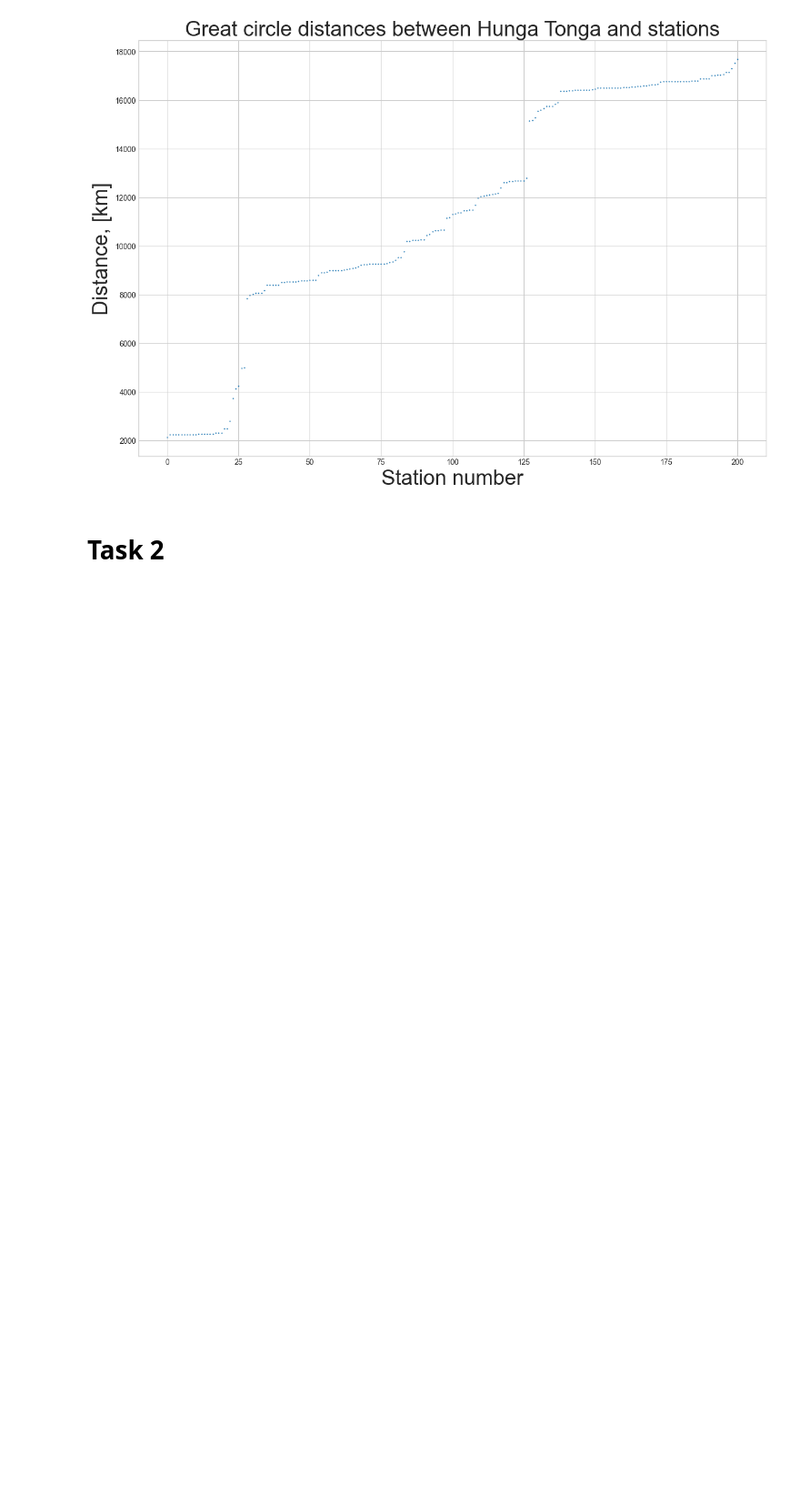
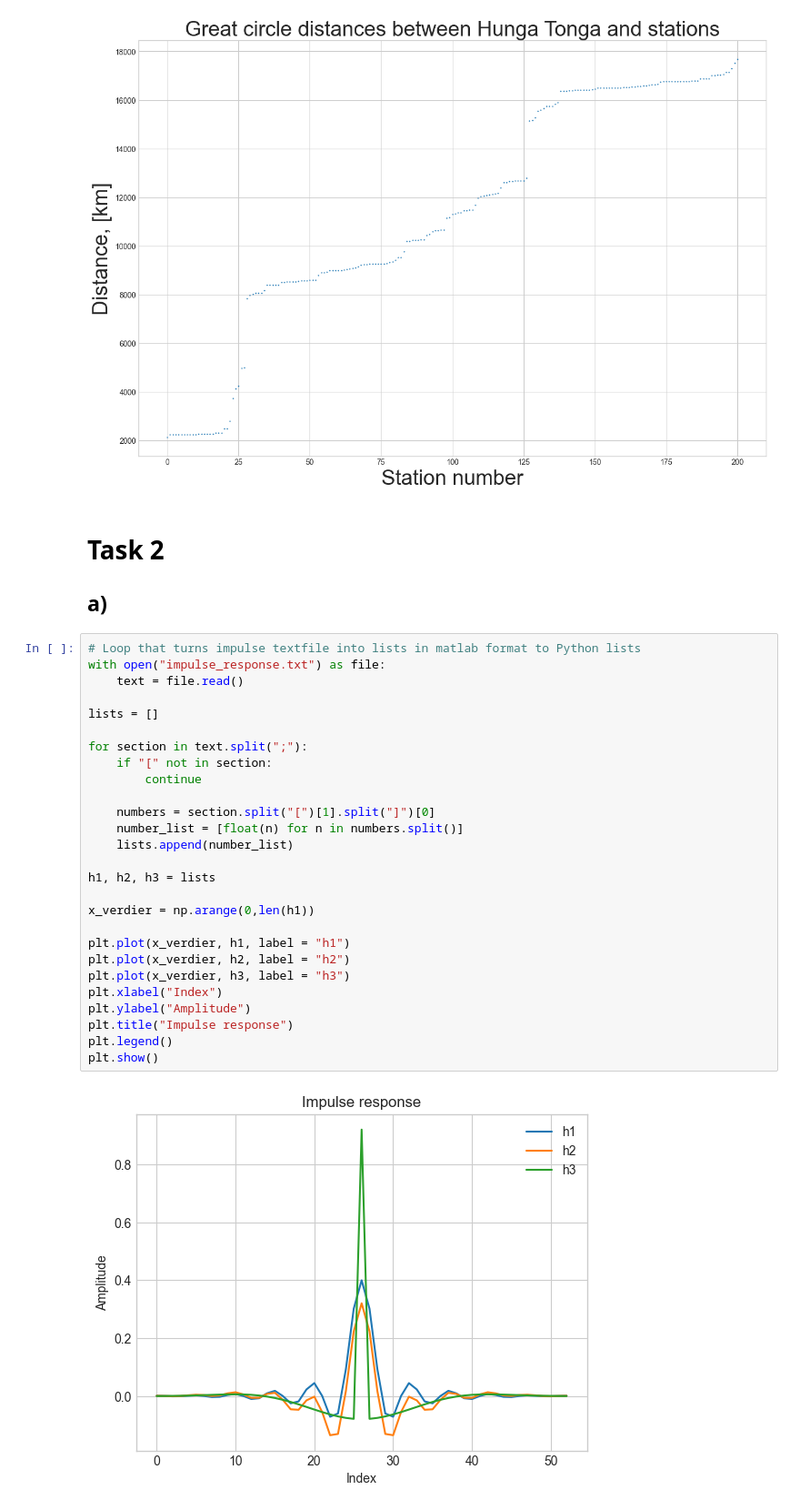
Before and after one commit to bendikledanielsen/Hunga-Tunga-DSP-Project, a Jupyter notebook: Hunga_Tunga_DSP.ipynb, the cells around one changed output. Shown at 91% size. Drawn from its saved outputs; the diff is of its cells as text; blank space fills up the shorter version.

```diff
--- a/Hunga_Tunga_DSP.ipynb
+++ b/Hunga_Tunga_DSP.ipynb
@@ -158,3 +158,33 @@ Smallest great cricle distance is 2137.71km. Largest great circle distance is 17
 [figure]
 # %% [markdown]
 # Task 2
+## a)
+# %%
+# Loop that turns impulse textfile into lists in matlab format to Python lists
+with open("impulse_response.txt") as file:
+    text = file.read()
+
+lists = []
+
+for section in text.split(";"):
+    if "[" not in section:
+        continue
+
+    numbers = section.split("[")[1].split("]")[0]
+    number_list = [float(n) for n in numbers.split()]
+    lists.append(number_list)
+
+h1, h2, h3 = lists
+
+x_verdier = np.arange(0,len(h1))
+
+plt.plot(x_verdier, h1, label = "h1")
+plt.plot(x_verdier, h2, label = "h2")
+plt.plot(x_verdier, h3, label = "h3")
+plt.xlabel("Index")
+plt.ylabel("Amplitude")
+plt.title("Impulse response")
+plt.legend()
+plt.show()
+# %% [output]
+[figure, added]
```
Also changed, not shown: 1 other file.
